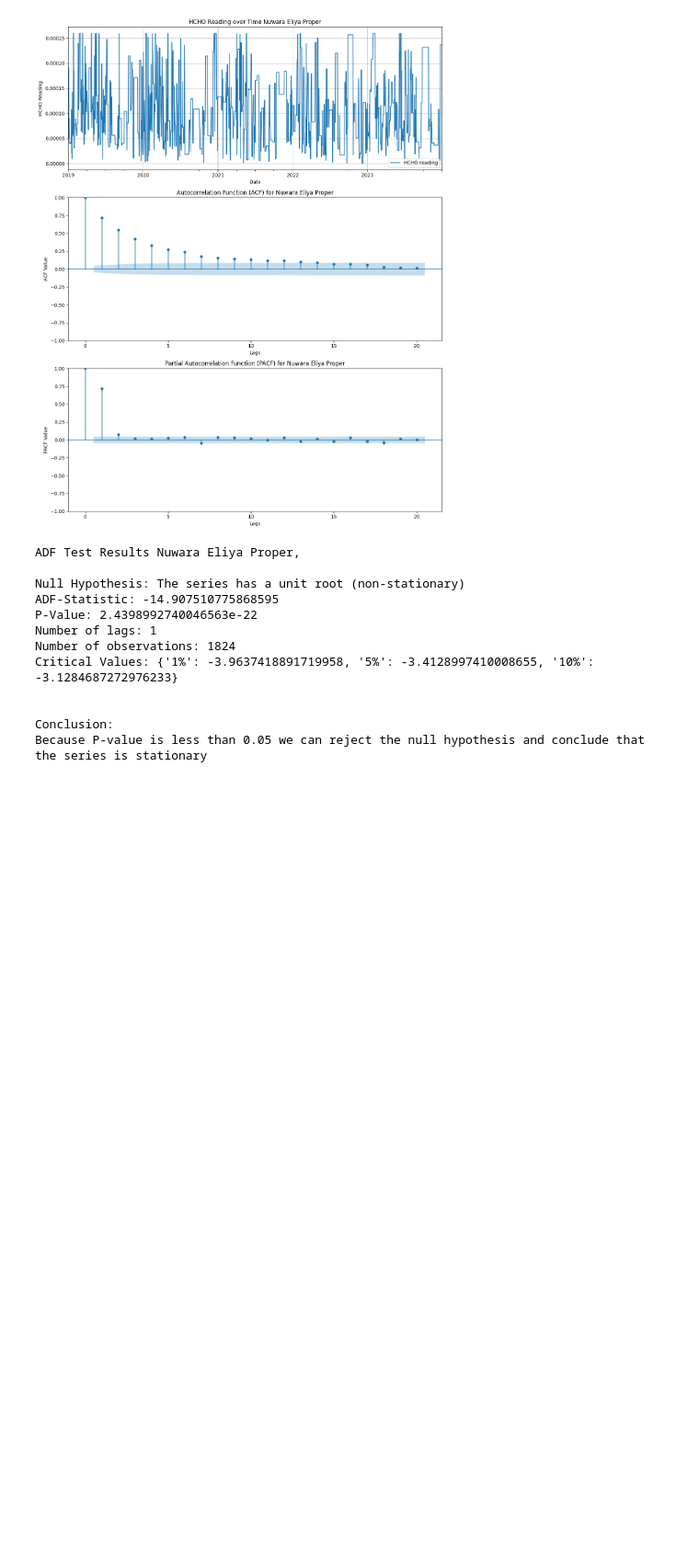
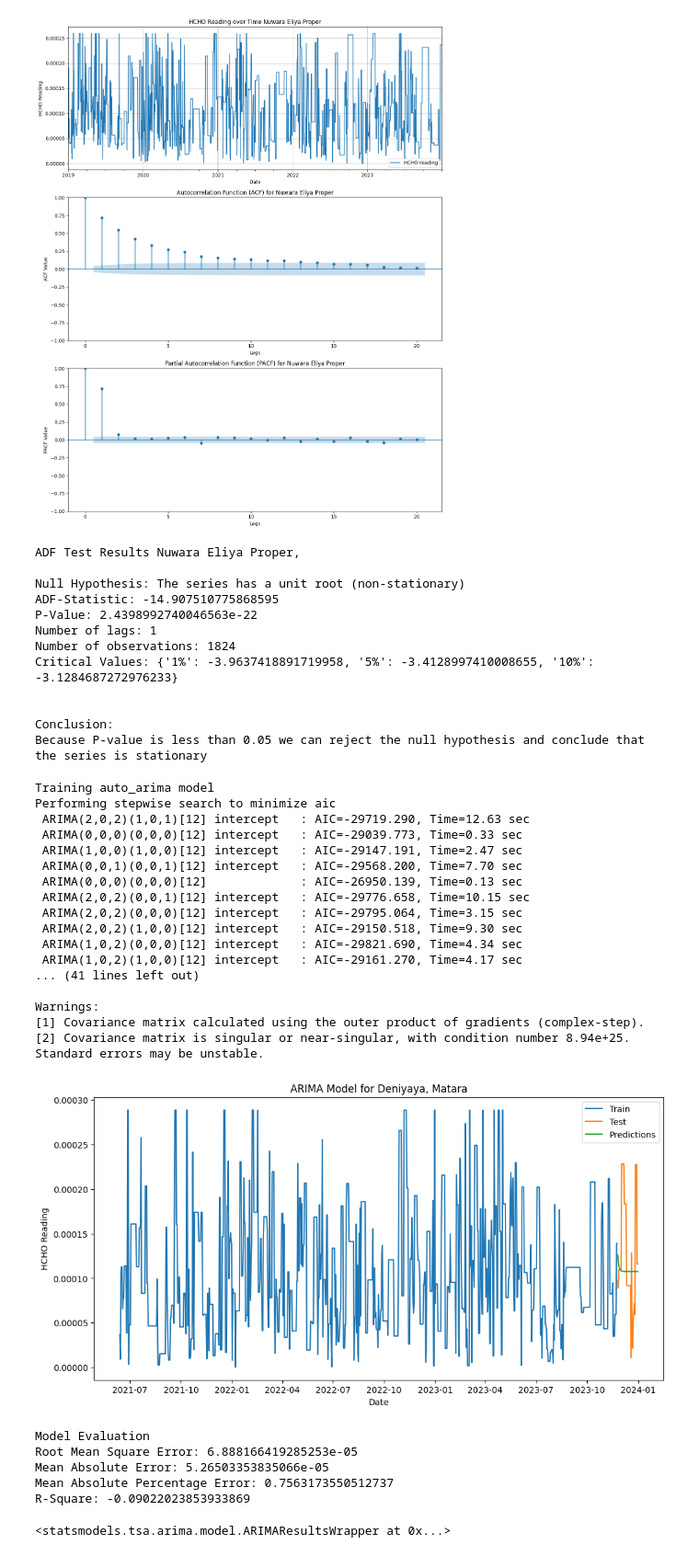
Before and after one commit to PehansiK/Analyzing-HCHO-Gas-in-Sri-Lanka, a Jupyter notebook: ModelBuilding.ipynb, the cells around one changed output. Shown at 92% size. Cells and saved outputs as stored; diff of their text form; code cells hidden in the pictures; blank space fills up the shorter version.

Commit message:
Training and Evaluating ARIMA Models for Each Location

```diff
--- a/ModelBuilding.ipynb
+++ b/ModelBuilding.ipynb
@@ -257,0 +305,30 @@ Because P-value is less than 0.05 we can reject the null hypothesis and conclude
+# %%
+location_name = "Deniyaya, Matara"
+location_data = df[df["Location"] == location_name]
+
+train_arima(location_data, location_name)
+# %% [output]
+Training auto_arima model
+Performing stepwise search to minimize aic
+ ARIMA(2,0,2)(1,0,1)[12] intercept   : AIC=-29719.290, Time=12.63 sec
+ ARIMA(0,0,0)(0,0,0)[12] intercept   : AIC=-29039.773, Time=0.33 sec
+ ARIMA(1,0,0)(1,0,0)[12] intercept   : AIC=-29147.191, Time=2.47 sec
+ ARIMA(0,0,1)(0,0,1)[12] intercept   : AIC=-29568.200, Time=7.70 sec
+ ARIMA(0,0,0)(0,0,0)[12]             : AIC=-26950.139, Time=0.13 sec
+ ARIMA(2,0,2)(0,0,1)[12] intercept   : AIC=-29776.658, Time=10.15 sec
+ ARIMA(2,0,2)(0,0,0)[12] intercept   : AIC=-29795.064, Time=3.15 sec
+ ARIMA(2,0,2)(1,0,0)[12] intercept   : AIC=-29150.518, Time=9.30 sec
+ ARIMA(1,0,2)(0,0,0)[12] intercept   : AIC=-29821.690, Time=4.34 sec
+ ARIMA(1,0,2)(1,0,0)[12] intercept   : AIC=-29161.270, Time=4.17 sec
+... (41 lines left out)
+
+Warnings:
+[1] Covariance matrix calculated using the outer product of gradients (complex-step).
+[2] Covariance matrix is singular or near-singular, with condition number 8.94e+25. Standard errors may be unstable.
+[figure, added]
+Model Evaluation
+Root Mean Square Error: 6.888166419285253e-05
+Mean Absolute Error: 5.26503353835066e-05
+Mean Absolute Percentage Error: 0.7563173550512737
+R-Square: -0.09022023853933869
+<statsmodels.tsa.arima.model.ARIMAResultsWrapper at 0x...>
```
Also changed, not shown: parts of 7 cells of this notebook.
